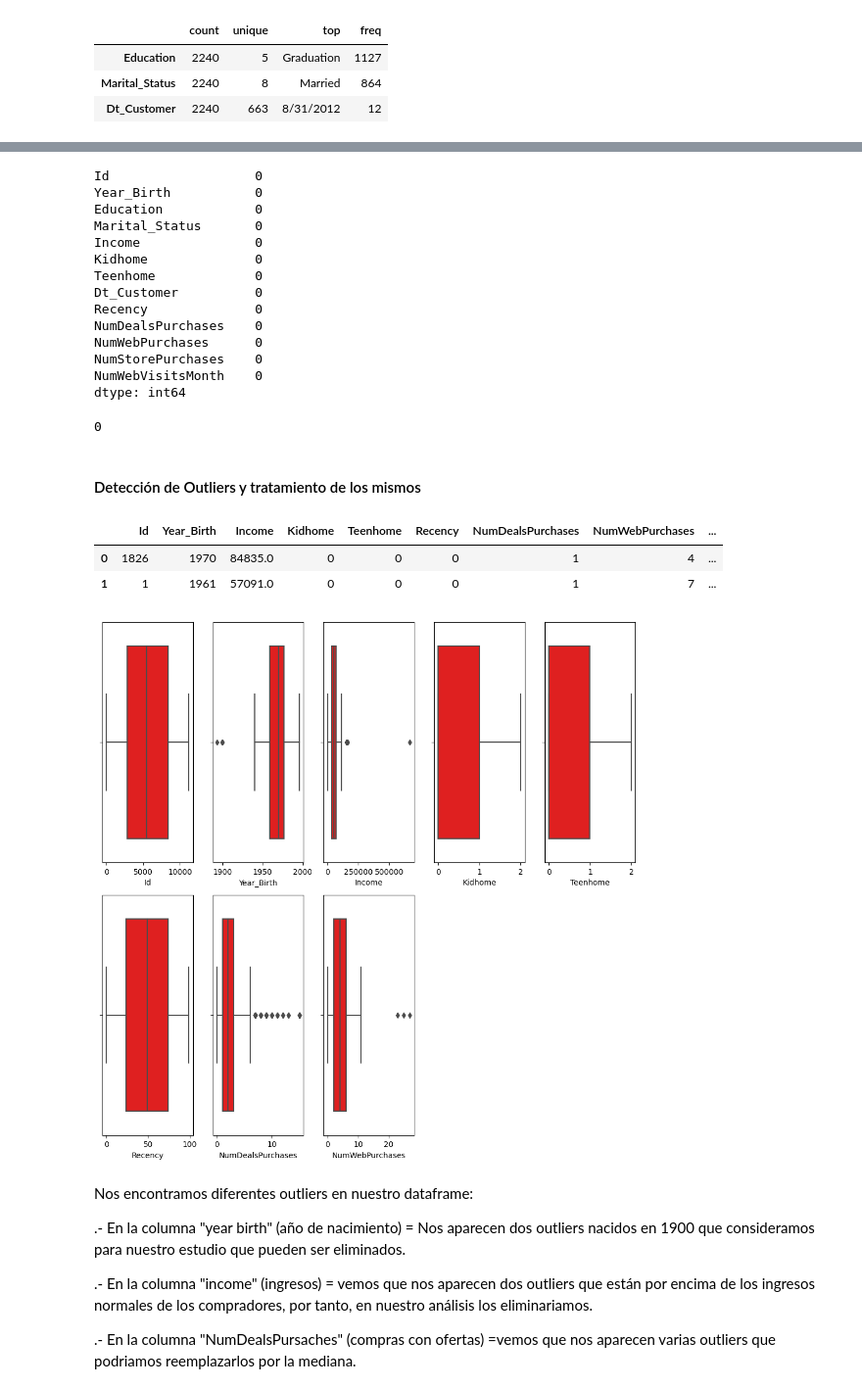
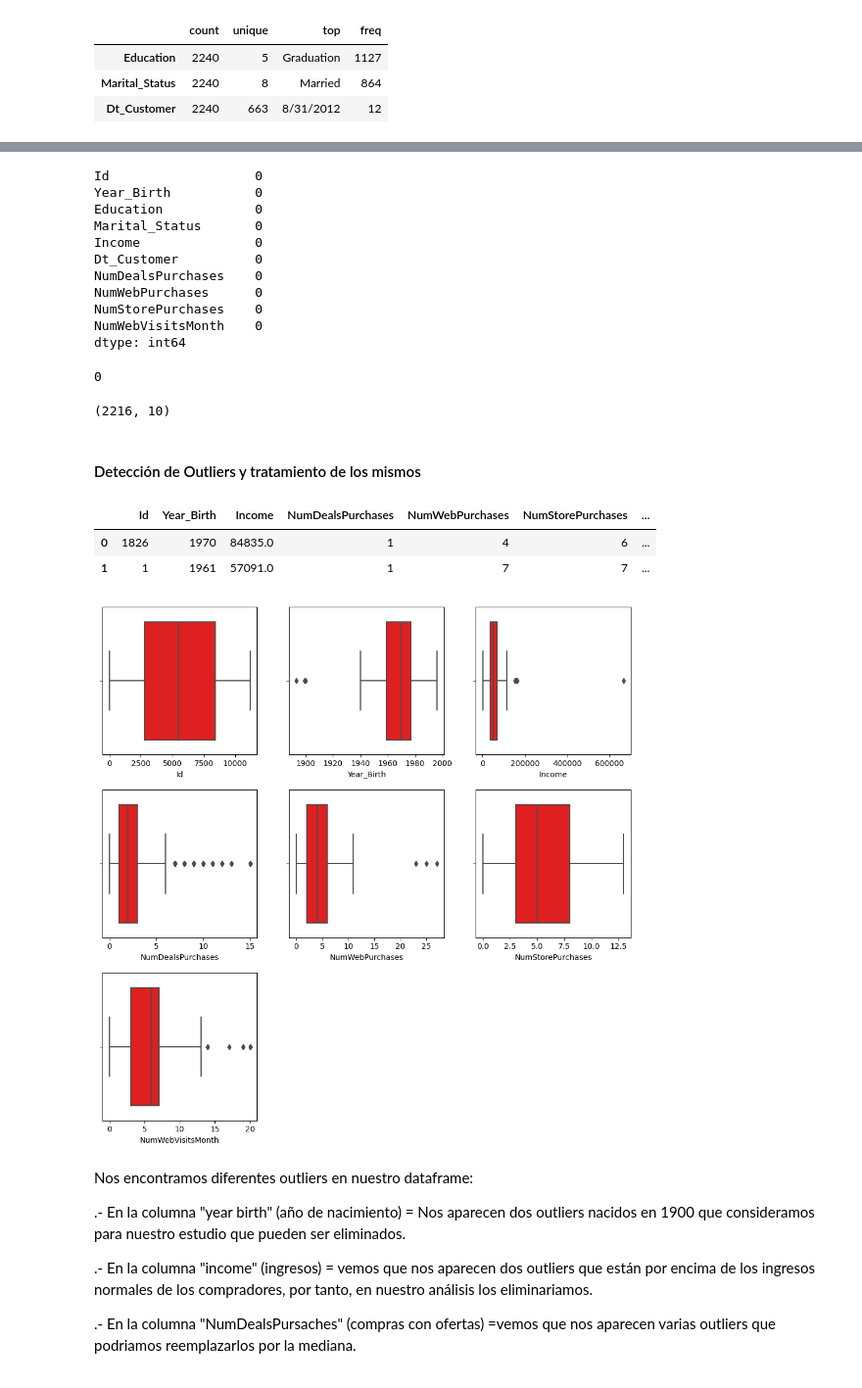
Before and after one commit to Adalab/DA-promo-c-modulo-3-sprint-1-Sila-Silvia, a Jupyter notebook: Leccion-1-Intro-Machine-Learning/Leccion-1-Intro-Machine-Learning.ipynb, the cells around one changed output, grey strips where cells are left out. Shown at 98% size. Cells and saved outputs as stored; diff of their text form; code cells hidden in the pictures.

```diff
--- a/Leccion-1-Intro-Machine-Learning/Leccion-1-Intro-Machine-Learning.ipynb
+++ b/Leccion-1-Intro-Machine-Learning/Leccion-1-Intro-Machine-Learning.ipynb
@@ -61,7 +61,7 @@ df.head()
 df_limpio = df.copy()
 # %%
 # Eliminamos columnas que no nos interesan en nuestro análisis
-df_limpio.drop(["MntWines","MntFruits", "MntMeatProducts",	"MntFishProducts", "MntSweetProducts", "Response", "Complain",	"NumCatalogPurchases","MntGoldProds"], axis=1, inplace=True)
+df_limpio.drop(["Kidhome","Teenhome","Recency","MntWines","MntFruits", "MntMeatProducts",	"MntFishProducts", "MntSweetProducts", "Response", "Complain",	"NumCatalogPurchases","MntGoldProds"], axis=1, inplace=True)
 # %%
 df_limpio.head()
 # %% [output]
@@ -169,10 +160,7 @@ Year_Birth           0
 Education            0
 Marital_Status       0
 Income               0
-Kidhome              0
-Teenhome             0
 Dt_Customer          0
-Recency              0
 NumDealsPurchases    0
 NumWebPurchases      0
 NumStorePurchases    0
@@ -183,6 +171,10 @@ dtype: int64
 df_limpio.duplicated().sum()
 # %% [output]
 0
+# %%
+df_limpio.shape
+# %% [output]
+(2216, 10)
 # %% [markdown]
 #### Detección de Outliers y tratamiento de los mismos
 # %%
@@ -190,27 +182,27 @@ df_limpio.duplicated().sum()
 numericas = df_limpio.select_dtypes(include=np.number)
 numericas.head(2)
 # %% [output]
-|  | Id | Year_Birth | Income | Kidhome | Teenhome | Recency | NumDealsPurchases | NumWebPurchases | ... |
-| 0 | 1826 | 1970 | 84835.0 | 0 | 0 | 0 | 1 | 4 | ... |
-| 1 | 1 | 1961 | 57091.0 | 0 | 0 | 0 | 1 | 7 | ... |
+|  | Id | Year_Birth | Income | NumDealsPurchases | NumWebPurchases | NumStorePurchases | ... |
+| 0 | 1826 | 1970 | 84835.0 | 1 | 4 | 6 | ... |
+| 1 | 1 | 1961 | 57091.0 | 1 | 7 | 7 | ... |
 # %%
 # Visualizamos nuestros outliers de las columnas numéricas a través de la visualización con boxplots.
 
-fig, axes = plt.subplots(2, 5, figsize=(10,10))
+fig, axes = plt.subplots(3, 3, figsize=(10,10))
 
 axes = axes.flat
 
 for indice, columna in enumerate(numericas.columns):
     sns.boxplot(x = numericas[columna], data = df_limpio, ax=axes[indice], color = "red"); # para trazar una línea de densidad
 
 
 plt.tight_layout()
 fig.delaxes(axes[-1])
 fig.delaxes(axes[-2])
 
 plt.show()
 # %% [output]
-[figure, old version]
+[figure, new version]
 # %% [markdown]
 Nos encontramos diferentes outliers en nuestro dataframe:
 
```
Also changed, not shown: parts of 22 cells of this notebook, 12 other files.
